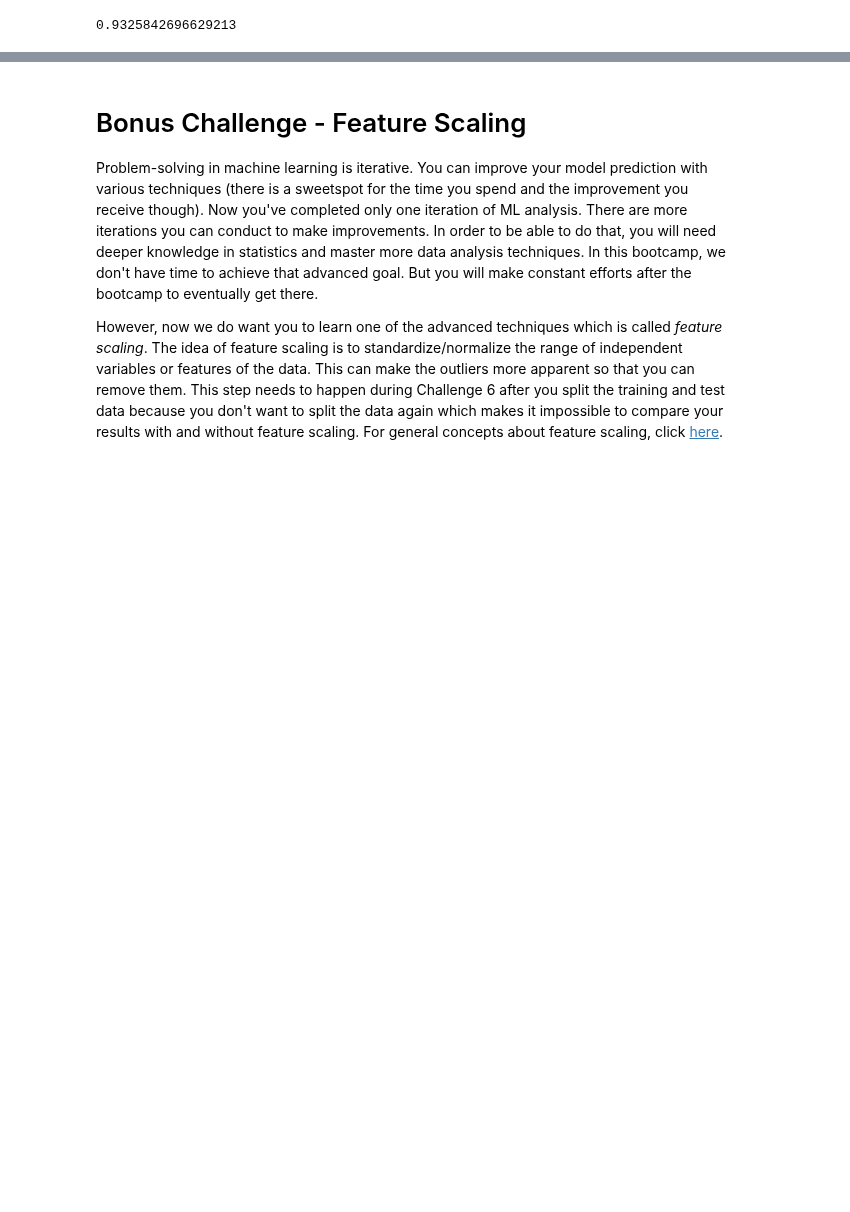
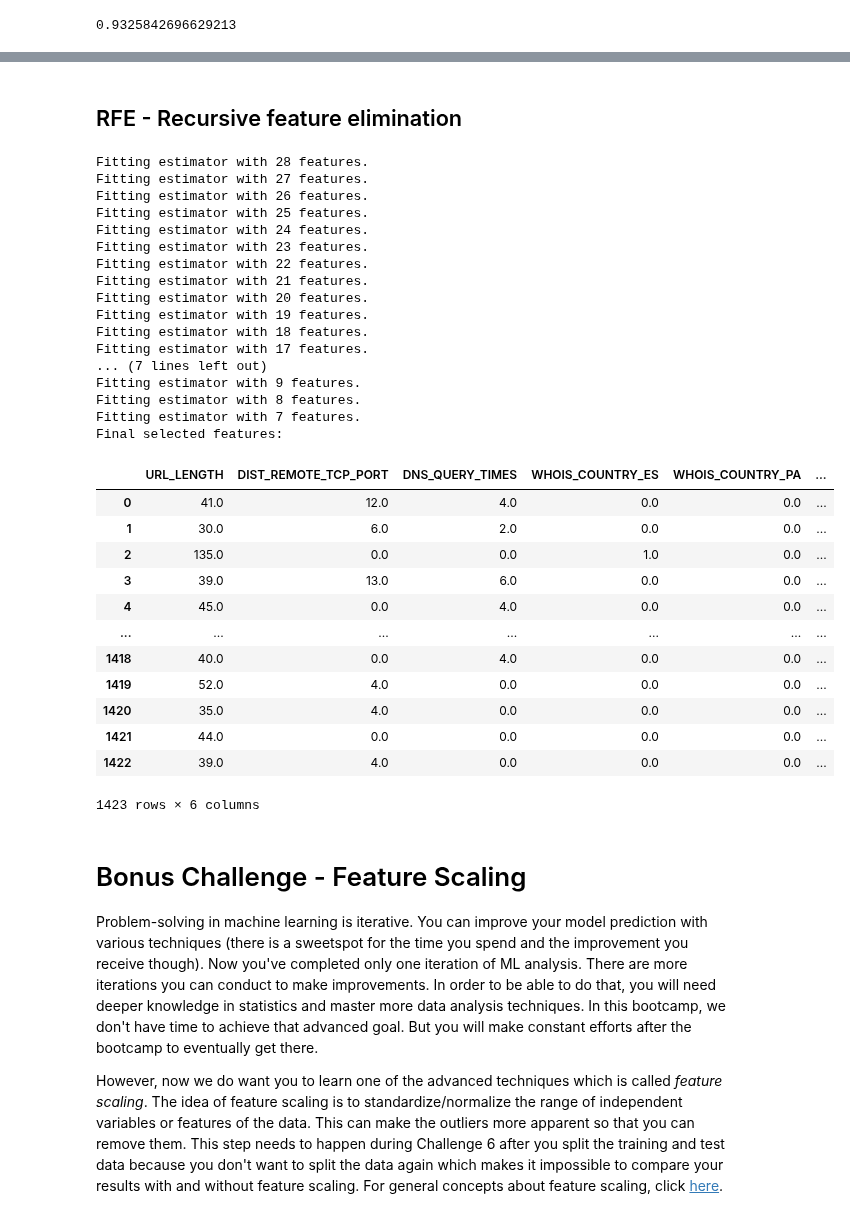
Before and after one commit to ta-data-remote/lab-supervised-learning, a Jupyter notebook: your-code/main.ipynb, the cells around one changed output, grey strips where cells are left out. Saved outputs shown, nothing was run; the diff lists cells and outputs as text; code cells hidden in the pictures; blank space fills up the shorter version.

```diff
--- a/your-code/main.ipynb
+++ b/your-code/main.ipynb
@@ -506,3 +592,69 @@ array([[307,   9],
+# %% [markdown]
+## RFE - Recursive feature elimination
+# %%
+
+from sklearn.feature_selection import RFE
+
+X = website_dummy.drop(columns = 'Type')
+y = website_dummy['Type']
+
+X_train, X_test, y_train, y_test = train_test_split(X, y, test_size=0.20, random_state=55)
+
+X_train = X_train.select_dtypes(include=np.number)
+X_test  = X_test.select_dtypes(include=np.number)
+
+X_train = pd.DataFrame(X_train, columns=X.columns)
+X_test  = pd.DataFrame(X_test, columns=X.columns)
+
+#display(X_train)
+
+dt = DecisionTreeClassifier(max_depth=3)
+
+selector = RFE(dt, n_features_to_select= 6, step = 1, verbose = 1) # Step is how many features to add or drop everytime
+selector.fit(X_train, y_train)
+
+kept_features = selector.get_support(indices = True) #returns an array of integers corresponding to nonremoved features
+kept_features = list(X_train.iloc[:,kept_features].columns)
+
+X_train = selector.transform(X_train)
+X_test  = selector.transform(X_test)
+
+X_train = pd.DataFrame(X_train, columns=kept_features)
+X_test  = pd.DataFrame(X_test, columns=kept_features)
+
+print("Final selected features: ")
+display(X_train)
+# %% [output]
+Fitting estimator with 28 features.
+Fitting estimator with 27 features.
+Fitting estimator with 26 features.
+Fitting estimator with 25 features.
+Fitting estimator with 24 features.
+Fitting estimator with 23 features.
+Fitting estimator with 22 features.
+Fitting estimator with 21 features.
+Fitting estimator with 20 features.
+Fitting estimator with 19 features.
+Fitting estimator with 18 features.
+Fitting estimator with 17 features.
+... (7 lines left out)
+Fitting estimator with 9 features.
+Fitting estimator with 8 features.
+Fitting estimator with 7 features.
+Final selected features:
+|  | URL_LENGTH | DIST_REMOTE_TCP_PORT | DNS_QUERY_TIMES | WHOIS_COUNTRY_ES | WHOIS_COUNTRY_PA | ... |
+| 0 | 41.0 | 12.0 | 4.0 | 0.0 | 0.0 | ... |
+| 1 | 30.0 | 6.0 | 2.0 | 0.0 | 0.0 | ... |
+| 2 | 135.0 | 0.0 | 0.0 | 1.0 | 0.0 | ... |
+| 3 | 39.0 | 13.0 | 6.0 | 0.0 | 0.0 | ... |
+| 4 | 45.0 | 0.0 | 4.0 | 0.0 | 0.0 | ... |
+| ... | ... | ... | ... | ... | ... | ... |
+| 1418 | 40.0 | 0.0 | 4.0 | 0.0 | 0.0 | ... |
+| 1419 | 52.0 | 4.0 | 0.0 | 0.0 | 0.0 | ... |
+| 1420 | 35.0 | 4.0 | 0.0 | 0.0 | 0.0 | ... |
+| 1421 | 44.0 | 0.0 | 0.0 | 0.0 | 0.0 | ... |
+| 1422 | 39.0 | 4.0 | 0.0 | 0.0 | 0.0 | ... |
+1423 rows × 6 columns
 # %% [markdown]
 # Bonus Challenge - Feature Scaling
 
```
Also changed, not shown: parts of 20 cells of this notebook.
